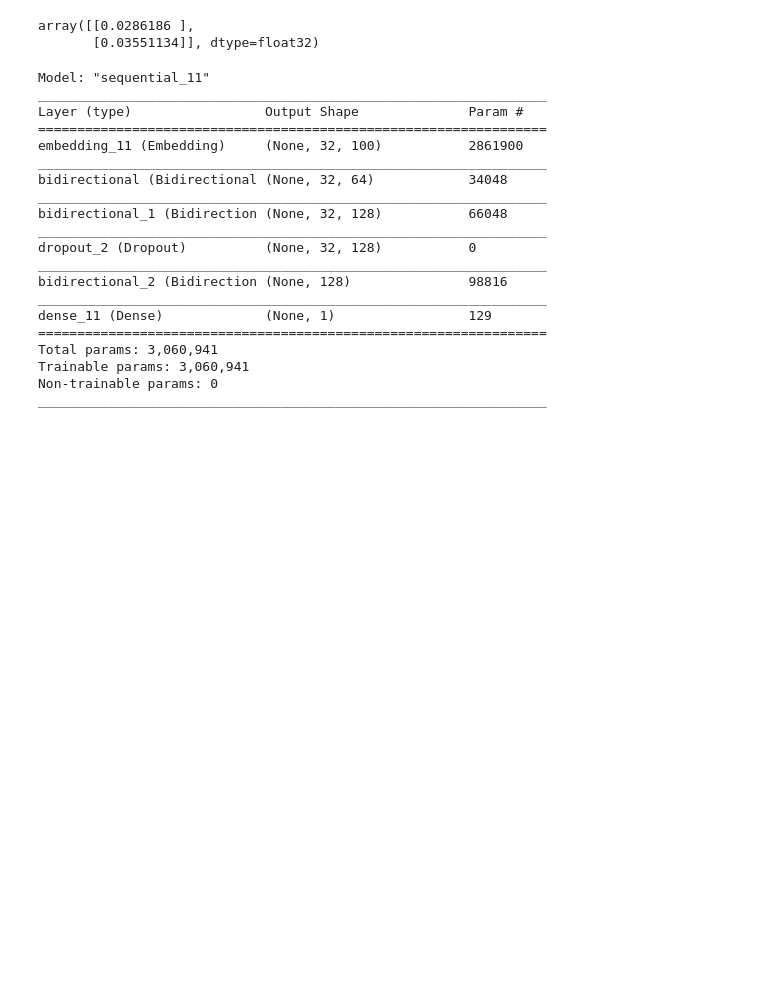
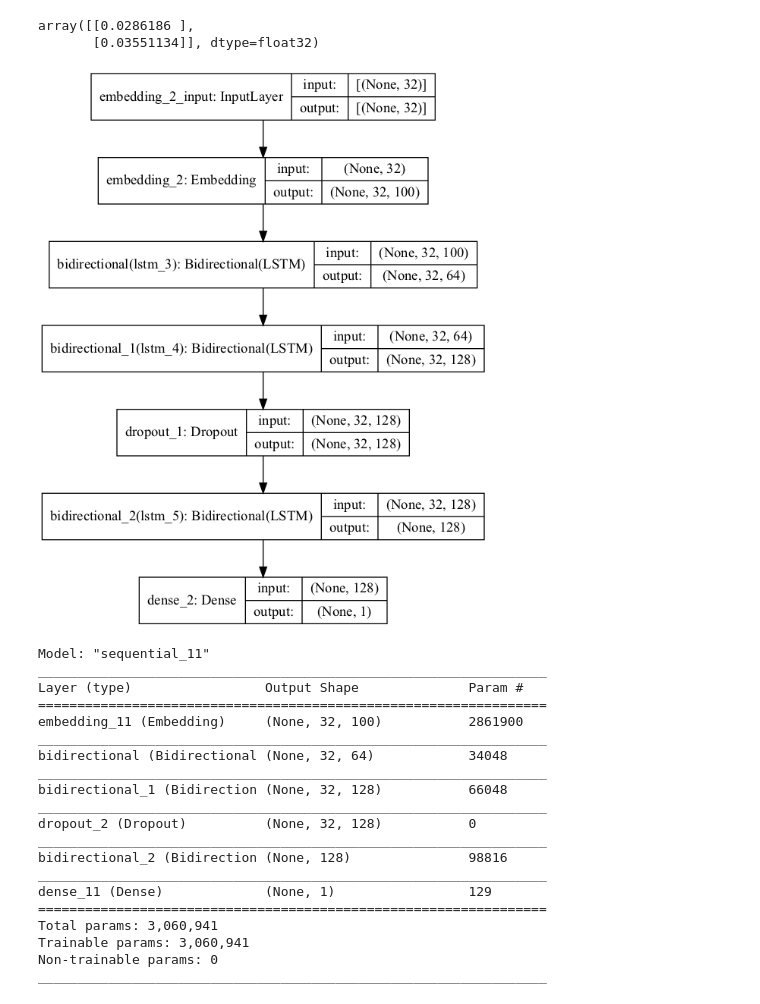
Before and after one commit to AngKS/Deep-Learning-CA1, a Jupyter notebook: Technical Paper/analysis.ipynb, the cells around one changed output. Cells and saved outputs as stored; diff of their text form; code cells hidden in the pictures; blank space fills up the shorter version.

```diff
--- a/Technical Paper/analysis.ipynb
+++ b/Technical Paper/analysis.ipynb
@@ -352,6 +414,12 @@ biLSTM = tf.keras.Sequential([
     tf.keras.layers.Dense(1, activation='sigmoid')
 ])
 biLSTM.compile(loss='binary_crossentropy', optimizer='adam', metrics=['accuracy'])
+# %%
+from keras.utils.vis_utils import plot_model
+plot_model(biLSTM, to_file='model_plot.png',
+           show_shapes=True, show_layer_names=True)
+# %% [output]
+[figure, added]
 # %%
 biLSTM.summary()
 # %% [output]
```
Also changed, not shown: parts of 11 cells of this notebook, 9 other files.
